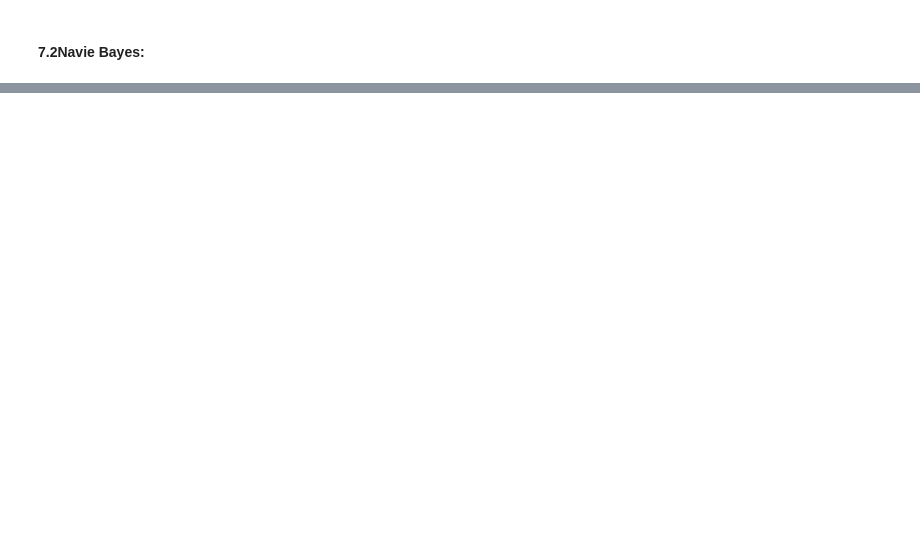
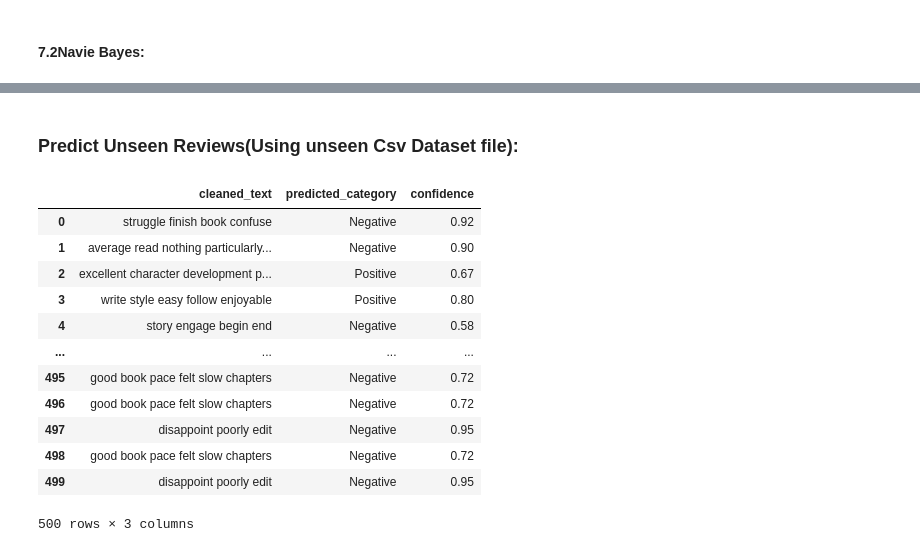
Before and after one commit to dinakaranthiru/AI-Engineer-12-Weeks, a Jupyter notebook: Week8_Task/Sentiment_Analysis.ipynb, the cells around one changed output, grey strips where cells are left out. Saved outputs shown, nothing was run; the diff lists cells and outputs as text; code cells hidden in the pictures; blank space fills up the shorter version.

Commit message:
sentiment analysis commit

```diff
--- a/Week8_Task/Sentiment_Analysis.ipynb
+++ b/Week8_Task/Sentiment_Analysis.ipynb
@@ -169,7 +169,6 @@ Test Data Size: 2400
 #### 7.1Logistic Regression Model:
 # %%
 lr_model = LogisticRegression(
-    C=1.0,
     max_iter=1000,
     random_state=42
 )
@@ -243,0 +212,25 @@ new_df[['cleaned_text', 'overall', 'predicted_category', 'confidence']]
+# %%
+def predict_cleaned(cleaned_text, model=nb_model, vec=vectorizer):
+    vector = vec.transform([cleaned_text])
+    prediction = model.predict(vector)[0]
+    confidence = model.predict_proba(vector).max()
+    return prediction, round(confidence, 2)
+
+new_reviews = [
+    'Product  is Amazing',
+    'Worst experience',
+    'The delivery was super fast and the packaging was great',
+    'I am extremely unhappy with the quality of this item',
+    'It is okay, nothing special about it',
+    'Absolutely love this, will buy again!',
+    'Terrible customer service and broken item on arrival',
+    'product is worst'
+]
+
+for review in new_reviews:
+    pred, conf = predict_cleaned(review)
+
+    print("=" * 60)
+    print(f"Review    : {review}")
+    print(f"Sentiment : {pred.upper()}")
+    print(f"Confidence: {conf:.2%}")
@@ -243,0 +255,34 @@ new_df[['cleaned_text', 'overall', 'predicted_category', 'confidence']]
+# %% [markdown]
+### Predict Unseen Reviews(Using unseen Csv Dataset file):
+# %%
+def predict_cleaned(cleaned_text, model=lr_model, vec=vectorizer):
+    vector = vec.transform([cleaned_text])
+    prediction = model.predict(vector)[0]
+    confidence = model.predict_proba(vector).max()
+    return prediction, round(confidence, 2)
+
+
+new_df = pd.read_csv("kindle_unseen_500.csv")
+
+new_df["cleaned_text"] = new_df["reviewText"].apply(text_preprocess)
+
+preds, confs = zip(*new_df["cleaned_text"].apply(predict_cleaned))
+
+new_df["predicted_category"] = preds
+new_df["confidence"] = confs
+
+new_df[['cleaned_text', 'predicted_category', 'confidence']]
+# %% [output]
+|  | cleaned_text | predicted_category | confidence |
+| 0 | struggle finish book confuse | Negative | 0.92 |
+| 1 | average read nothing particularly... | Negative | 0.90 |
+| 2 | excellent character development p... | Positive | 0.67 |
+| 3 | write style easy follow enjoyable | Positive | 0.80 |
+| 4 | story engage begin end | Negative | 0.58 |
+| ... | ... | ... | ... |
+| 495 | good book pace felt slow chapters | Negative | 0.72 |
+| 496 | good book pace felt slow chapters | Negative | 0.72 |
+| 497 | disappoint poorly edit | Negative | 0.95 |
+| 498 | good book pace felt slow chapters | Negative | 0.72 |
+| 499 | disappoint poorly edit | Negative | 0.95 |
+500 rows × 3 columns
```
Also changed, not shown: parts of 6 cells of this notebook, 1 other file.
